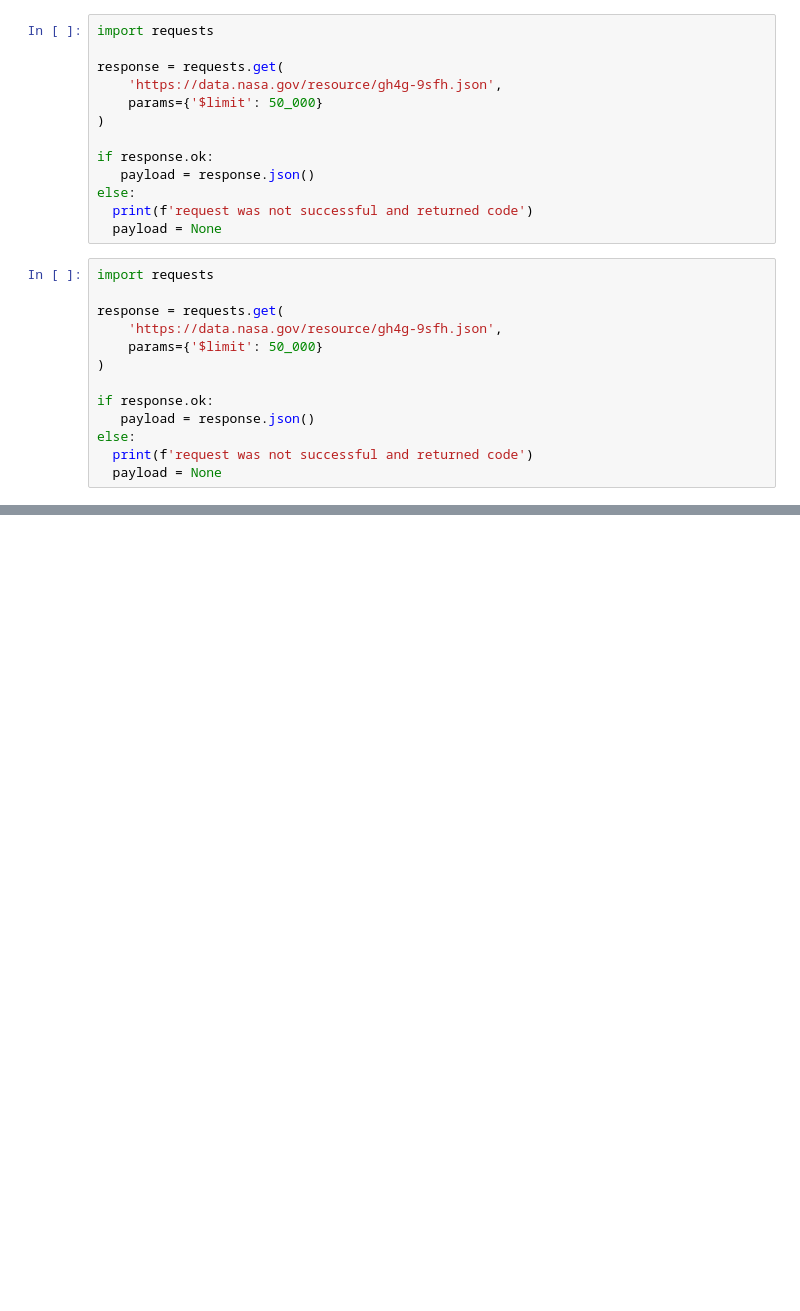
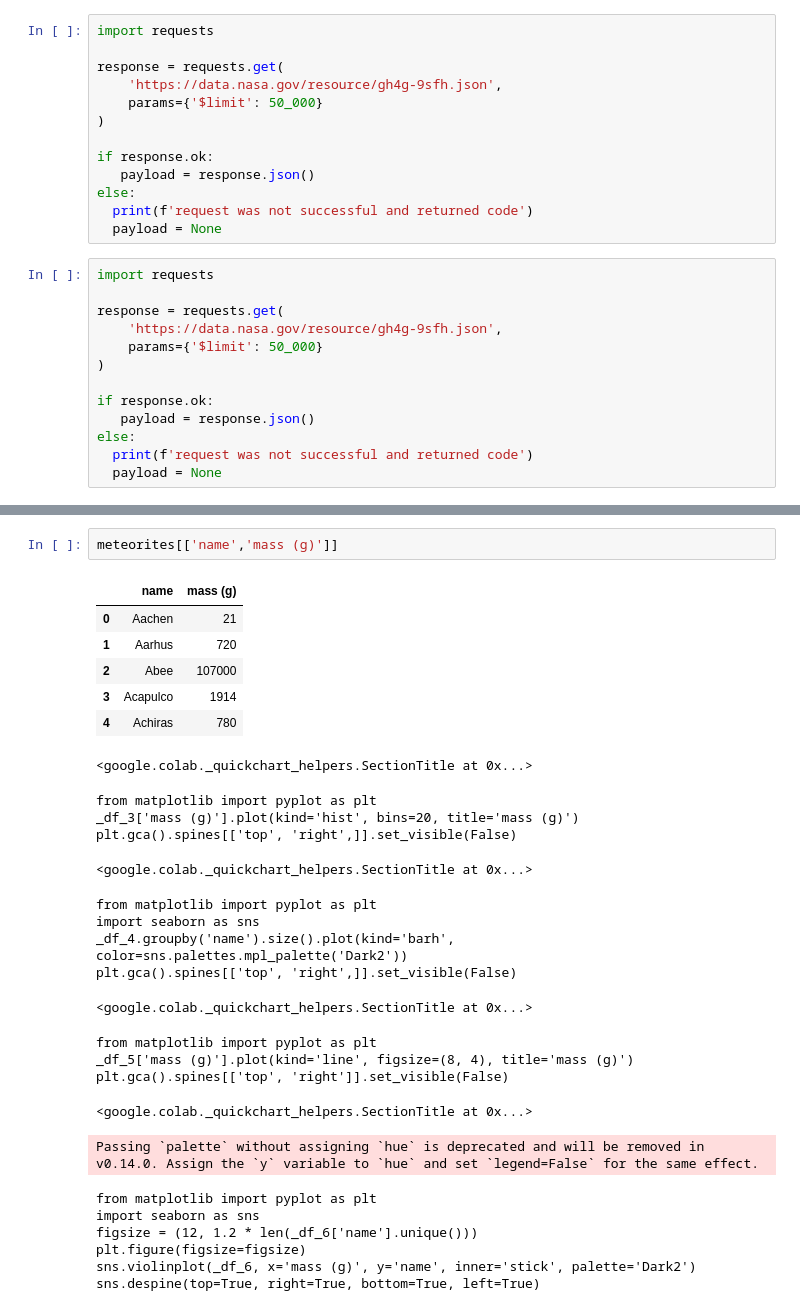
Before and after one commit to ZOHRAIQBAL123/DATA-HANDLING, a Jupyter notebook: ZOHRA_5_MARCH.ipynb, the cells around one changed output, grey strips where cells are left out. Saved outputs shown, nothing was run; the diff lists cells and outputs as text; blank space fills up the shorter version.

```diff
--- a/ZOHRA_5_MARCH.ipynb
+++ b/ZOHRA_5_MARCH.ipynb
@@ -82,0 +103,30 @@ df.head(3)
+# %%
+meteorites[['name','mass (g)']]
+# %% [output]
+|  | name | mass (g) |
+| 0 | Aachen | 21 |
+| 1 | Aarhus | 720 |
+| 2 | Abee | 107000 |
+| 3 | Acapulco | 1914 |
+| 4 | Achiras | 780 |
+<google.colab._quickchart_helpers.SectionTitle at 0x...>
+from matplotlib import pyplot as plt
+_df_3['mass (g)'].plot(kind='hist', bins=20, title='mass (g)')
+plt.gca().spines[['top', 'right',]].set_visible(False)
+<google.colab._quickchart_helpers.SectionTitle at 0x...>
+from matplotlib import pyplot as plt
+import seaborn as sns
+_df_4.groupby('name').size().plot(kind='barh', color=sns.palettes.mpl_palette('Dark2'))
+plt.gca().spines[['top', 'right',]].set_visible(False)
+<google.colab._quickchart_helpers.SectionTitle at 0x...>
+from matplotlib import pyplot as plt
+_df_5['mass (g)'].plot(kind='line', figsize=(8, 4), title='mass (g)')
+plt.gca().spines[['top', 'right']].set_visible(False)
+<google.colab._quickchart_helpers.SectionTitle at 0x...>
+Passing `palette` without assigning `hue` is deprecated and will be removed in v0.14.0. Assign the `y` variable to `hue` and set `legend=False` for the same effect.
+from matplotlib import pyplot as plt
+import seaborn as sns
+figsize = (12, 1.2 * len(_df_6['name'].unique()))
+plt.figure(figsize=figsize)
+sns.violinplot(_df_6, x='mass (g)', y='name', inner='stick', palette='Dark2')
+sns.despine(top=True, right=True, bottom=True, left=True)
```
Also changed, not shown: parts of 2 cells of this notebook.
